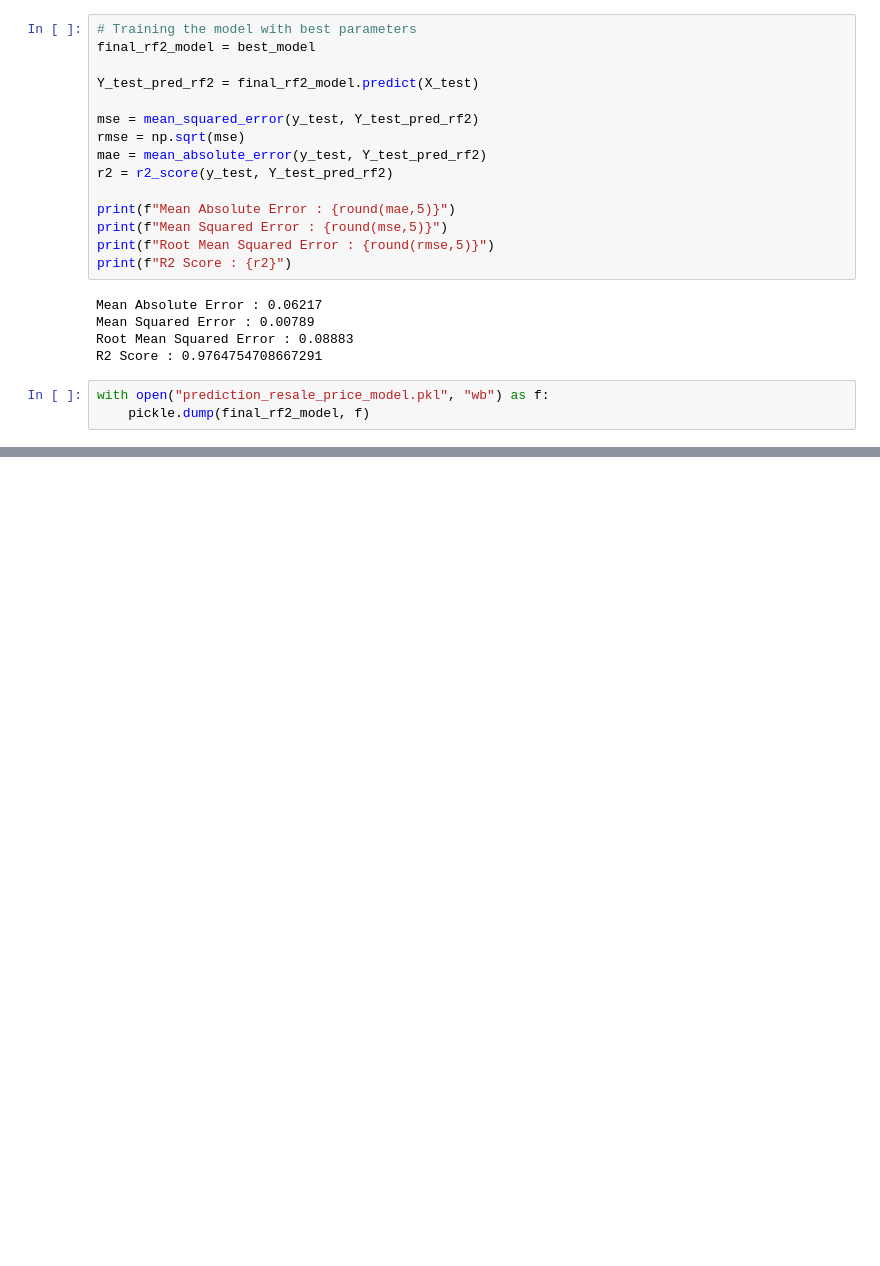
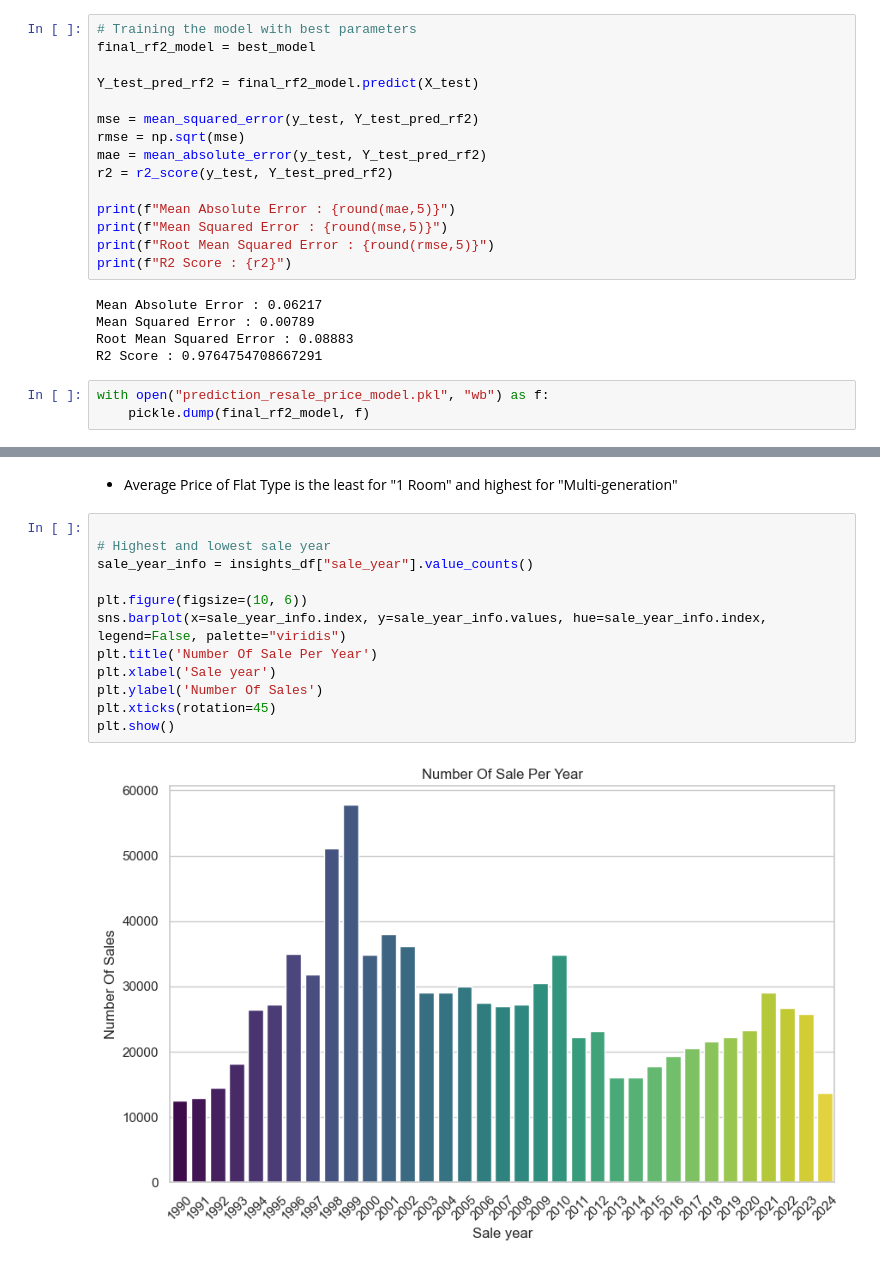
Before and after one commit to sreejith1212/Singapore-Resale-Flat-Prices-Predicting, a Jupyter notebook: flat_resale_price_prediction.ipynb, the cells around one changed output, grey strips where cells are left out. Drawn from its saved outputs; the diff is of its cells as text; blank space fills up the shorter version.

```diff
--- a/flat_resale_price_prediction.ipynb
+++ b/flat_resale_price_prediction.ipynb
@@ -404,0 +443,16 @@ with open("prediction_resale_price_model.pkl", "wb") as f:
+# %% [markdown]
+* Average Price of Flat Type is the least for "1 Room" and highest for "Multi-generation"
+# %%
+
+# Highest and lowest sale year
+sale_year_info = insights_df["sale_year"].value_counts()
+
+plt.figure(figsize=(10, 6))
+sns.barplot(x=sale_year_info.index, y=sale_year_info.values, hue=sale_year_info.index, legend=False, palette="viridis")
+plt.title('Number Of Sale Per Year')
+plt.xlabel('Sale year')
+plt.ylabel('Number Of Sales')
+plt.xticks(rotation=45)
+plt.show()
+# %% [output]
+[figure, added]
```
Also changed, not shown: parts of 10 cells of this notebook, 2 other files.
